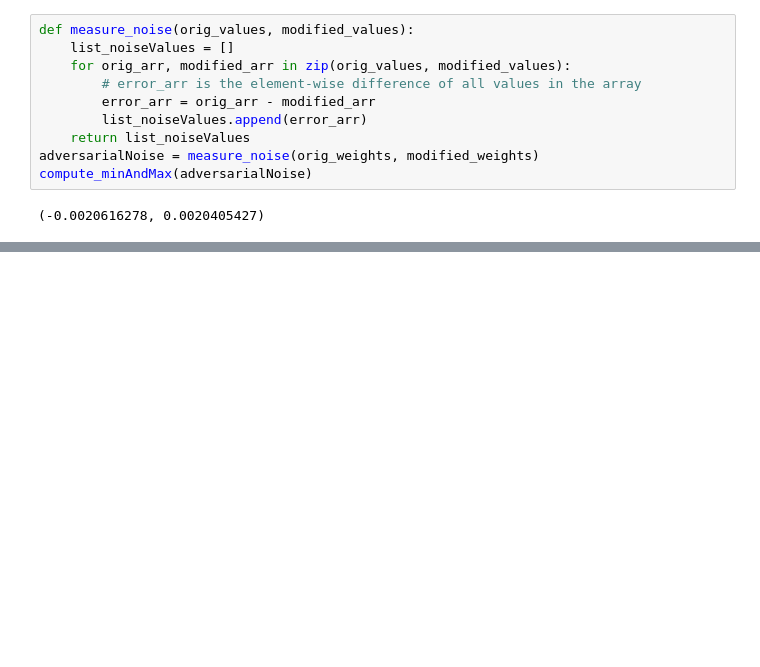
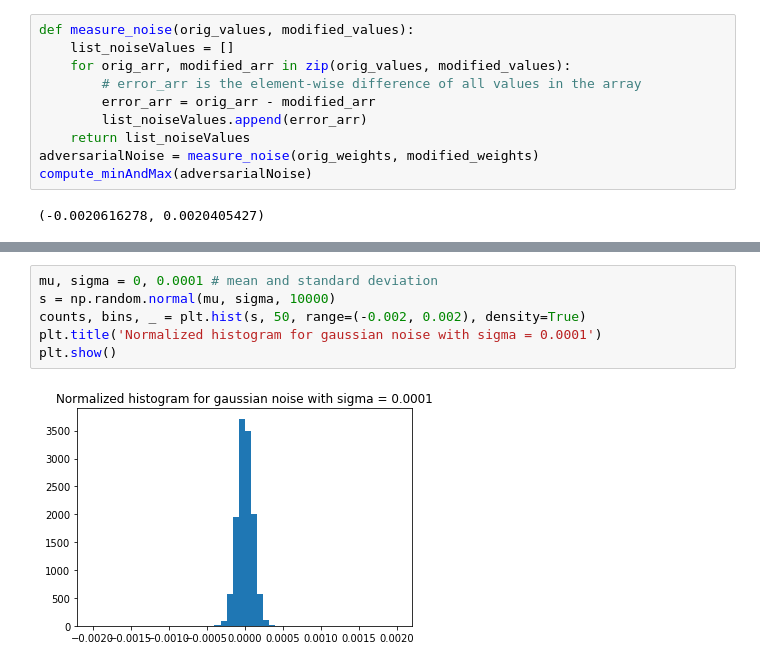
Before and after one commit to vorzawk/mdlAttack, a Jupyter notebook: measure_bitErrRate.ipynb, the cells around one changed output, grey strips where cells are left out. Saved outputs shown, nothing was run; the diff lists cells and outputs as text; blank space fills up the shorter version.

```diff
--- a/measure_bitErrRate.ipynb
+++ b/measure_bitErrRate.ipynb
@@ -86,0 +110,8 @@ plt.show()
+# %%
+mu, sigma = 0, 0.0001 # mean and standard deviation
+s = np.random.normal(mu, sigma, 10000)
+counts, bins, _ = plt.hist(s, 50, range=(-0.002, 0.002), density=True)
+plt.title('Normalized histogram for gaussian noise with sigma = 0.0001')
+plt.show()
+# %% [output]
+[figure, added]
```
Also changed, not shown: parts of 3 cells of this notebook.
